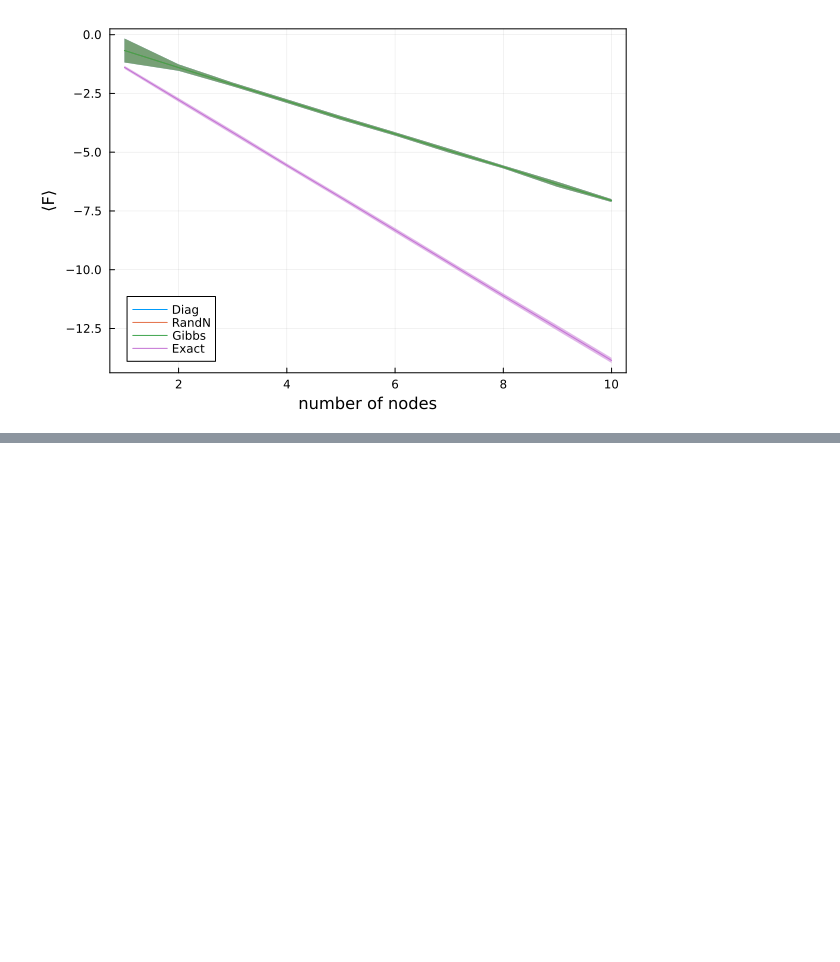
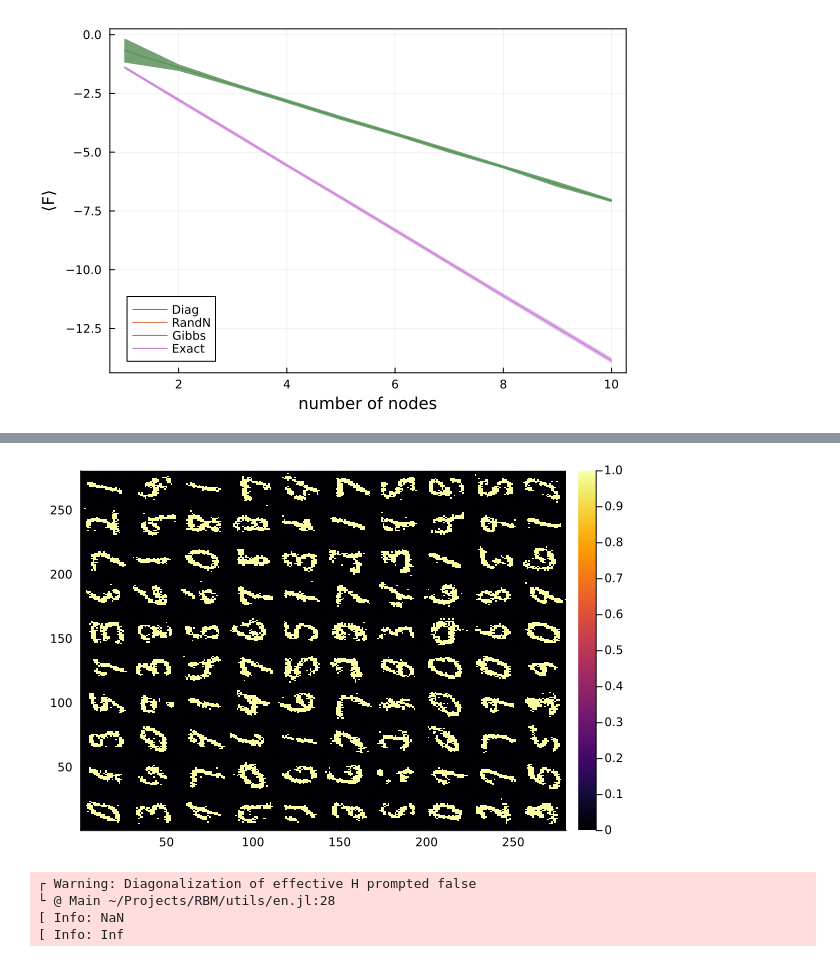
Before and after one commit to jquetzalcoatl/RBM, a Jupyter notebook: ThermoComparison.ipynb, the cells around one changed output, grey strips where cells are left out. Saved outputs shown, nothing was run; the diff lists cells and outputs as text; code cells hidden in the pictures; blank space fills up the shorter version.

```diff
--- a/ThermoComparison.ipynb
+++ b/ThermoComparison.ipynb
@@ -228,0 +271,30 @@ plot!(xlabel="number of nodes", ylabel="⟨F⟩", frame=:box, legend=:bottomleft
+# %%
+genSample(rbm, J, hparams, m; num = 100, t = 5000, β = 1, mode = "test", dict=0, dev)
+# %% [output]
+[figure, added]
+# %%
+nv, nh = 28*28, 500
+β = 1
+#Diag
+H_eff = H_effective(J, hparams; dev)
+F = LinearAlgebra.svd(H_eff, full=false);
+# append!(enRBML, sum(exp.(-F.S) .* F.S)/sum(exp.(-F.S)))
+# append!(FRBML, -log(sum(exp.(- F.S))) )
+rbm.h = Array{Float32}(sign.(rand(hparams.nh, hparams.batch_size) |> dev .< σ.(β .* (F.V)))) |> dev
+rbm.v = Array{Float32}(sign.(rand(hparams.nv, hparams.batch_size) |> dev .< σ.(β .* (F.U)))) |> dev
+# if norm
+#     rbm.v = rbm.v ./ (sum(rbm.v, dims=1) .+ 1e-9)
+#     rbm.h = rbm.h ./ (sum(rbm.h, dims=1) .+ 1e-9)
+# end
+# if oneonone
+enNum = H(rbm, J)
+# else
+# enNum = energy_Exact(nv, nh, rbm.v, rbm.h, rbm, J)
+# end
+@info sum(exp.(- enNum) .* enNum)/sum(exp.(- enNum))
+@info -log(sum(exp.(- enNum)))
+# %% [output]
+┌ Warning: Diagonalization of effective H prompted false
+└ @ Main ~/Projects/RBM/utils/en.jl:28
+[ Info: NaN
+[ Info: Inf
```
Also changed, not shown: parts of 18 cells of this notebook, 2 other files.
